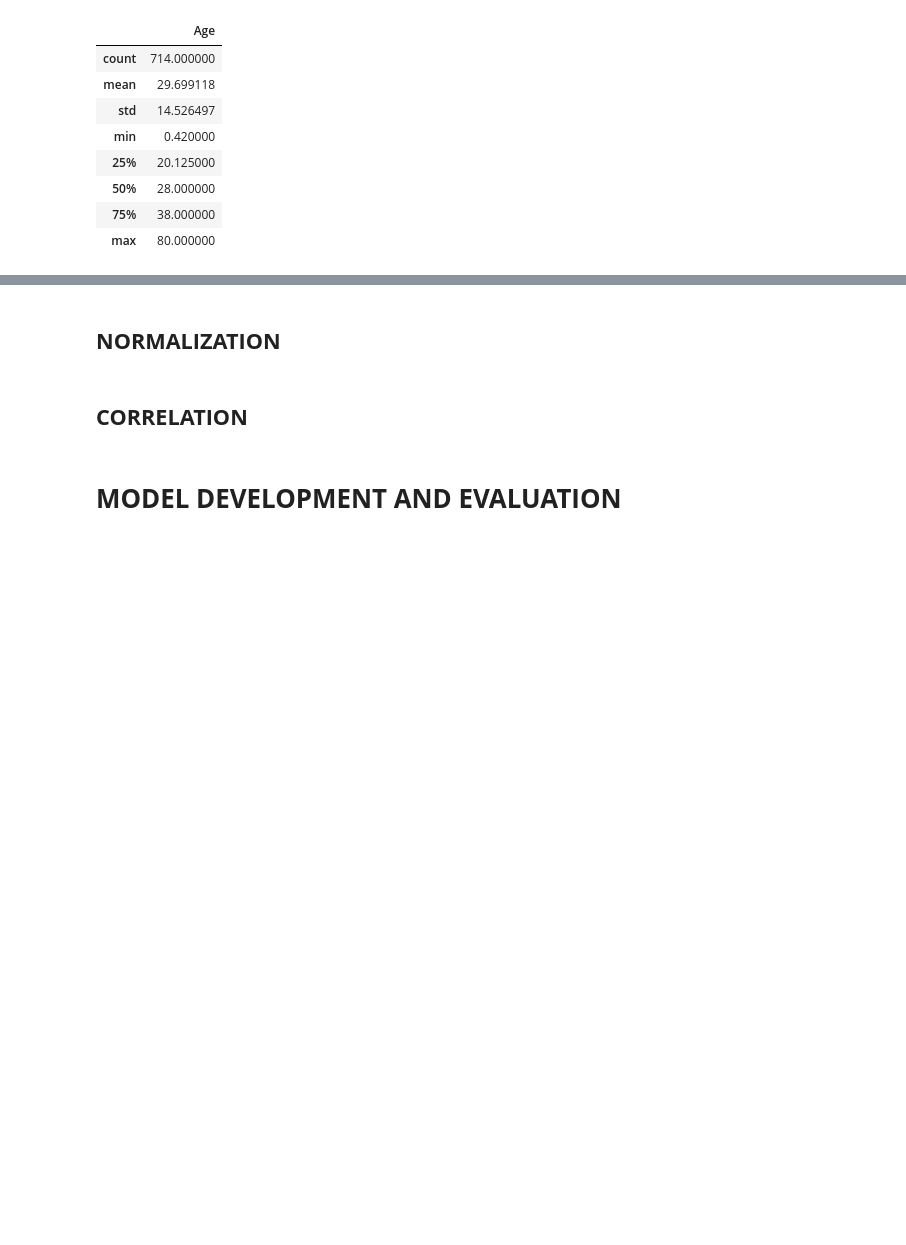
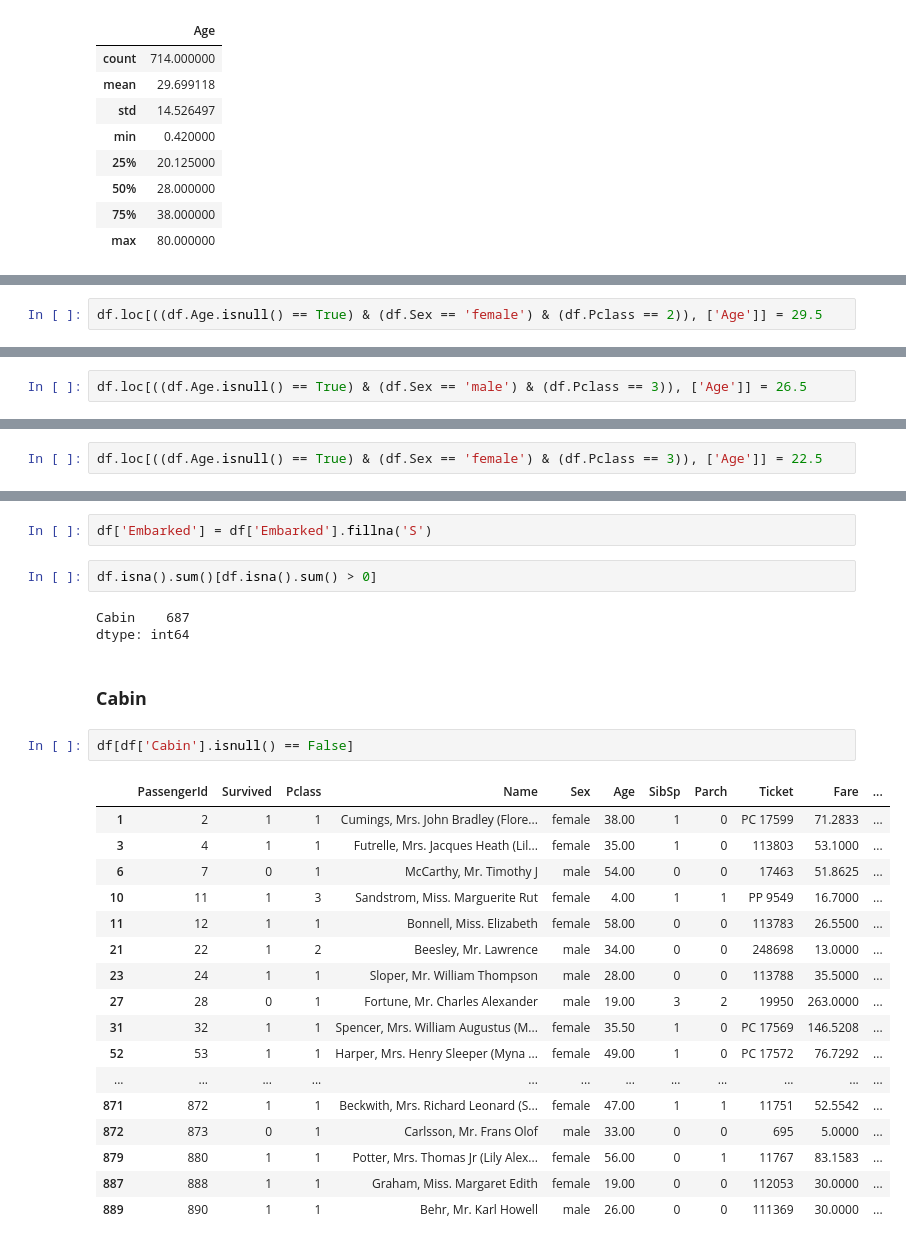
Before and after one commit to fabiogaldinho/Titanic-Classification, a Jupyter notebook: notebooks/01_Data_Cleaning.ipynb, the cells around one changed output, grey strips where cells are left out. Drawn from its saved outputs; the diff is of its cells as text; blank space fills up the shorter version.

```diff
--- a/notebooks/01_Data_Cleaning.ipynb
+++ b/notebooks/01_Data_Cleaning.ipynb
@@ -349,0 +394,2 @@ df[['Age']].describe()
+# %%
+df.loc[((df.Age.isnull() == True) & (df.Sex == 'female') & (df.Pclass == 2)), ['Age']] = 29.5
@@ -349,0 +400,2 @@ df[['Age']].describe()
+# %%
+df.loc[((df.Age.isnull() == True) & (df.Sex == 'male') & (df.Pclass == 3)), ['Age']] = 26.5
@@ -349,0 +406,2 @@ df[['Age']].describe()
+# %%
+df.loc[((df.Age.isnull() == True) & (df.Sex == 'female') & (df.Pclass == 3)), ['Age']] = 22.5
@@ -360,6 +430,29 @@ df[['Age']].describe()
+# %%
+df['Embarked'] = df['Embarked'].fillna('S')
+# %%
+df.isna().sum()[df.isna().sum() > 0]
+# %% [output]
+Cabin    687
+dtype: int64
 # %% [markdown]
-## **NORMALIZATION**
+### **Cabin**
-# %% [markdown]
-## **CORRELATION**
-# %% [markdown]
-# **MODEL DEVELOPMENT AND EVALUATION**
+# %%
+df[df['Cabin'].isnull() == False]
+# %% [output]
+|  | PassengerId | Survived | Pclass | Name | Sex | Age | SibSp | Parch | Ticket | Fare | ... |
+| 1 | 2 | 1 | 1 | Cumings, Mrs. John Bradley (Flore... | female | 38.00 | 1 | 0 | PC 17599 | 71.2833 | ... |
+| 3 | 4 | 1 | 1 | Futrelle, Mrs. Jacques Heath (Lil... | female | 35.00 | 1 | 0 | 113803 | 53.1000 | ... |
+| 6 | 7 | 0 | 1 | McCarthy, Mr. Timothy J | male | 54.00 | 0 | 0 | 17463 | 51.8625 | ... |
+| 10 | 11 | 1 | 3 | Sandstrom, Miss. Marguerite Rut | female | 4.00 | 1 | 1 | PP 9549 | 16.7000 | ... |
+| 11 | 12 | 1 | 1 | Bonnell, Miss. Elizabeth | female | 58.00 | 0 | 0 | 113783 | 26.5500 | ... |
+| 21 | 22 | 1 | 2 | Beesley, Mr. Lawrence | male | 34.00 | 0 | 0 | 248698 | 13.0000 | ... |
+| 23 | 24 | 1 | 1 | Sloper, Mr. William Thompson | male | 28.00 | 0 | 0 | 113788 | 35.5000 | ... |
+| 27 | 28 | 0 | 1 | Fortune, Mr. Charles Alexander | male | 19.00 | 3 | 2 | 19950 | 263.0000 | ... |
+| 31 | 32 | 1 | 1 | Spencer, Mrs. William Augustus (M... | female | 35.50 | 1 | 0 | PC 17569 | 146.5208 | ... |
+| 52 | 53 | 1 | 1 | Harper, Mrs. Henry Sleeper (Myna ... | female | 49.00 | 1 | 0 | PC 17572 | 76.7292 | ... |
+| ... | ... | ... | ... | ... | ... | ... | ... | ... | ... | ... | ... |
+| 871 | 872 | 1 | 1 | Beckwith, Mrs. Richard Leonard (S... | female | 47.00 | 1 | 1 | 11751 | 52.5542 | ... |
+| 872 | 873 | 0 | 1 | Carlsson, Mr. Frans Olof | male | 33.00 | 0 | 0 | 695 | 5.0000 | ... |
+| 879 | 880 | 1 | 1 | Potter, Mrs. Thomas Jr (Lily Alex... | female | 56.00 | 0 | 1 | 11767 | 83.1583 | ... |
+| 887 | 888 | 1 | 1 | Graham, Miss. Margaret Edith | female | 19.00 | 0 | 0 | 112053 | 30.0000 | ... |
+| 889 | 890 | 1 | 1 | Behr, Mr. Karl Howell | male | 26.00 | 0 | 0 | 111369 | 30.0000 | ... |
```
Also changed, not shown: parts of 19 cells of this notebook, 2 other files.
